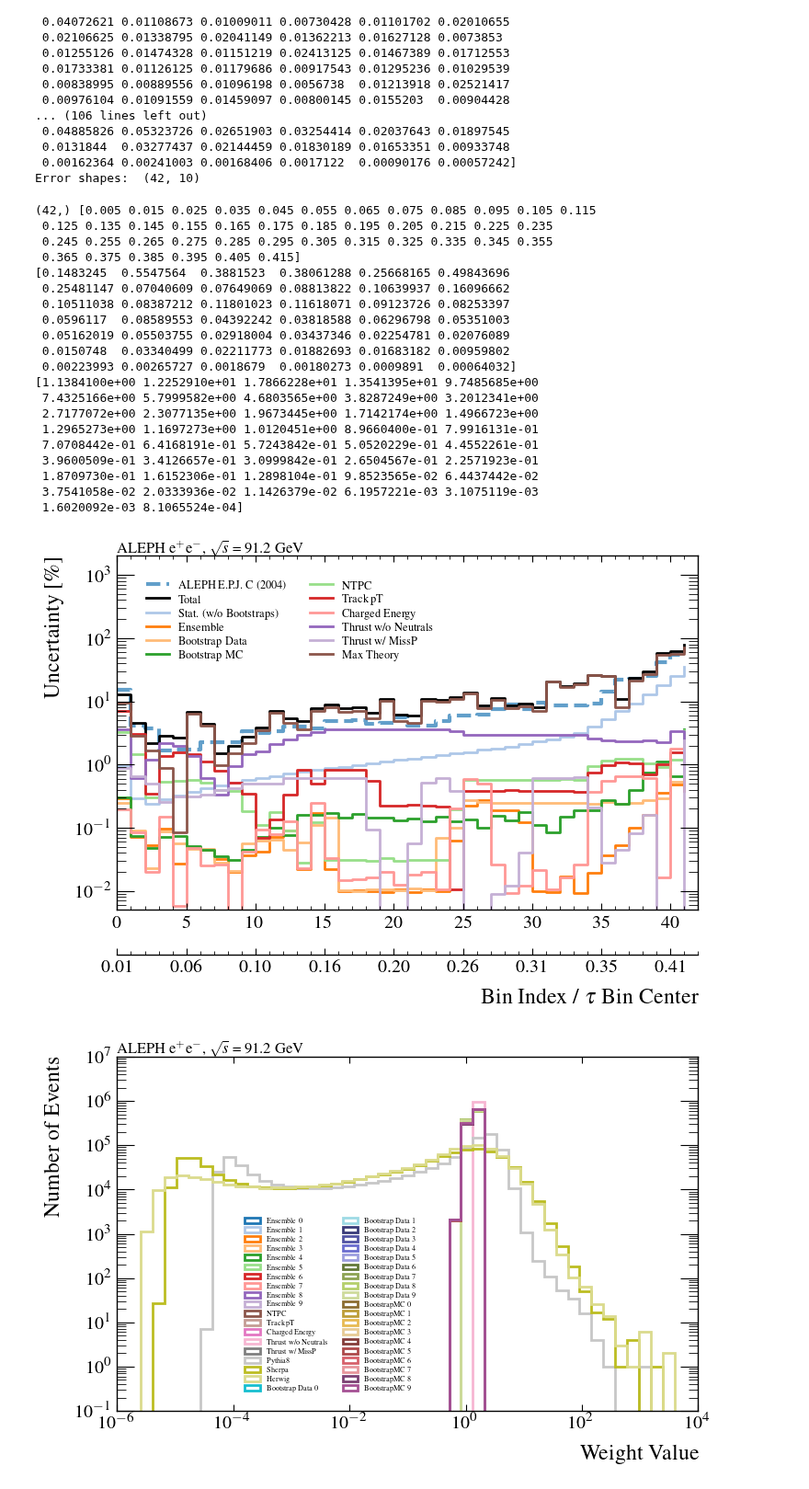
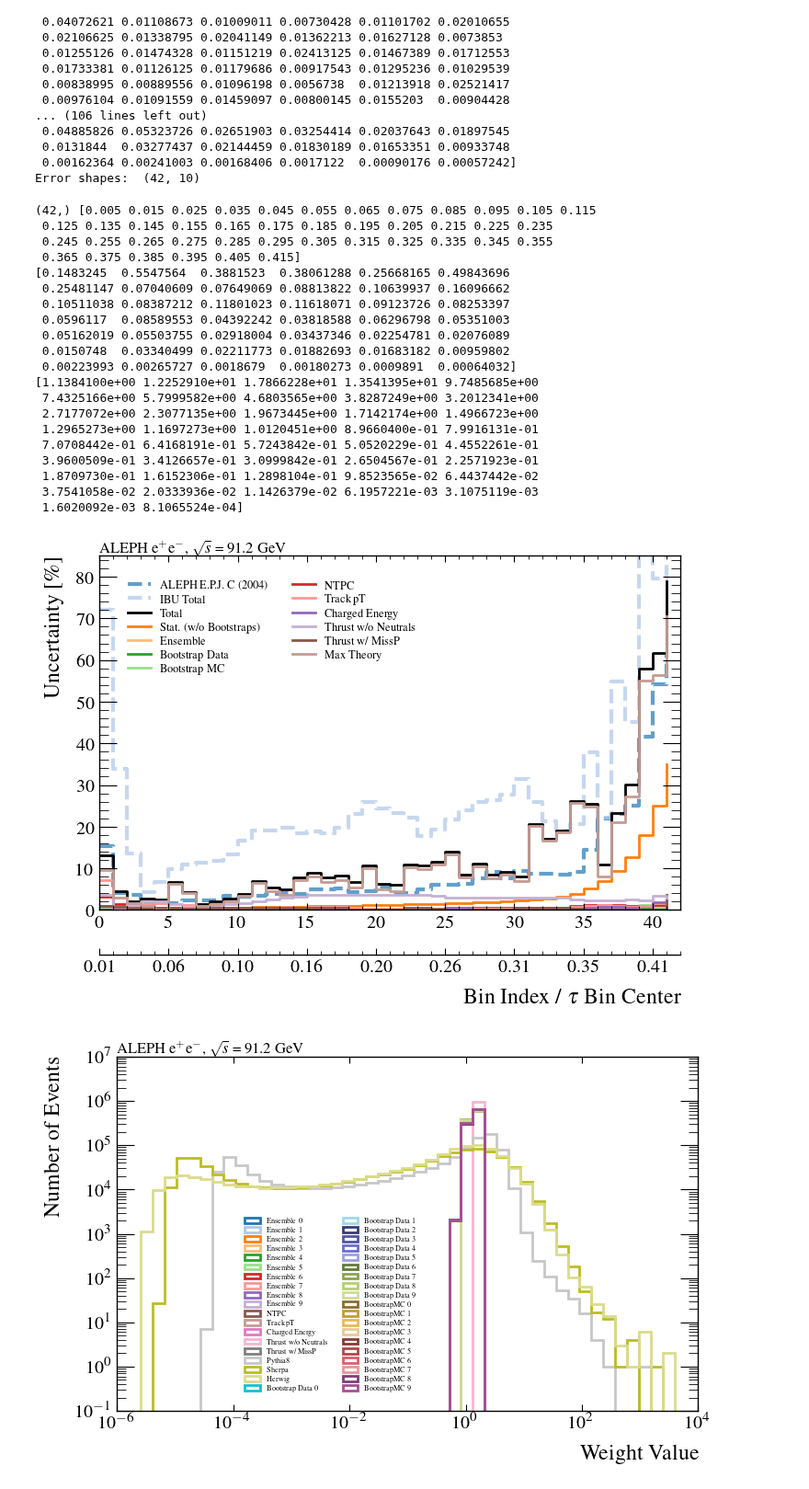
Before and after one commit to badeaa3/unfold-ee-logtau, a Jupyter notebook: Plotting/VisualizeResult.ipynb, the cells around one changed output. Shown at 92% size. Cells and saved outputs as stored; diff of their text form; code cells hidden in the pictures.

Commit message:
Full IBU implemented. The remoal of neutral particles experimental systematic is driving the uncertainty and behaving weirdly. Need to debug this

```diff
--- a/Plotting/VisualizeResult.ipynb
+++ b/Plotting/VisualizeResult.ipynb
@@ -82,6 +82,9 @@ THRUST,THRUST LOW,THRUST HIGH,(1/SIG)*D(SIG)/DTHRUST,stat +,stat -,sys_1 +,sys_1
  -1.08420217e-19 -5.42101086e-20]
 -6
 None
+# %%
+ibu_results = {}
+ibu_results["tau"] = np.load("/home/badea/e+e-/aleph/unfold-ee-logtau/ibu_results/training-be9fb5f7/ibu_results.npz")
 # %%
 # Load the data
 import json
@@ -597,6 +600,7 @@ plotTheoryOnly = False
 plotIndividual = True
 plotALEPH = True
 plotStatExpTheoryTotal = False
+plotIBU = True
 
 # key = "logtau"
 key = "tau"
@@ -625,6 +629,10 @@ if plotALEPH:
     else:
         ax.step(plotArange(conf[key]["aleph"]["x"]), conf[key]["aleph"]["yerr"] / conf[key]["aleph"]["y"] * 100, where='post', label="ALEPH E.P.J. C (2004)", color=next(color_cycle), linestyle="--", lw=3, alpha=0.7)
 
+if plotIBU:
+    if key in ibu_results.keys():
+        ax.step(plotArange(conf[key]["aleph"]["x"]), ibu_results["tau"]["total_uncert"] / ibu_results["tau"]["nominal"] * 100, where='post', label="IBU Total", color=next(color_cycle), linestyle="--", lw=3, alpha=0.7)
+
 if plotTotal:
     print(errors[key][pname]["total"])
     print(nominal[0])
@@ -648,7 +656,7 @@ if plotIndividual:
                 # continue
             else:
                 continue
-        ax.step(plotArange(bin_centers), individual[:, i]/nominal[0]*100 if divide else individual[:, i], where='post', label=label, color=color, ls=ls)
+        ax.step(plotArange(bin_centers), np.abs(individual[:, i])/nominal[0]*100 if divide else individual[:, i], where='post', label=label, color=color, ls=ls)
 
 if plotStatExpTheoryTotal:
     ax.step(plotArange(bin_centers), errors[key][pname]["total_stat"]/nominal[0]*100 if divide else errors[key][pname]["total"], where='post', label="Stat.", color=next(color_cycle))
@@ -684,41 +692,41 @@ secax.set_xlabel(
 ax.set_xlabel("")
 ax.set_ylabel(ylabel)
 if key == "tau":
-    # ax.set_ylim(0, 85)
-    ax.set_yscale("log")
-    ax.set_ylim(5*10**-3, 2*10**3)
+    ax.set_ylim(0, 85)
+    # ax.set_yscale("log")
+    # ax.set_ylim(5*10**-3, 2*10**3)
     ax.set_xlim(0, 42)
 elif key == "logtau":
     ax.set_ylim(0, 50)
 else:
     print("What key?")
 ax.text(0, 1, r"ALEPH e$^{+}$e$^{-}$, $\sqrt{s}$ = 91.2 GeV", transform=ax.transAxes, ha='left', va='bottom', fontsize=12)
 ax.legend(ncol=2, fontsize=15 if plotTheoryOnly else 9, bbox_to_anchor=(0.02, 0.98), loc="upper left")
 outName = f"{key}_unifold_uncertainty_TheoryComparison.pdf" if plotTheoryOnly else f"{key}_unifold_uncertainty.pdf"
 # plt.savefig(outName, bbox_inches='tight')
 plt.show()
 # %% [output]
 (42,) [0.005 0.015 0.025 0.035 0.045 0.055 0.065 0.075 0.085 0.095 0.105 0.115
  0.125 0.135 0.145 0.155 0.165 0.175 0.185 0.195 0.205 0.215 0.225 0.235
  0.245 0.255 0.265 0.275 0.285 0.295 0.305 0.315 0.325 0.335 0.345 0.355
  0.365 0.375 0.385 0.395 0.405 0.415]
 [0.1483245  0.5547564  0.3881523  0.38061288 0.25668165 0.49843696
  0.25481147 0.07040609 0.07649069 0.08813822 0.10639937 0.16096662
  0.10511038 0.08387212 0.11801023 0.11618071 0.09123726 0.08253397
  0.0596117  0.08589553 0.04392242 0.03818588 0.06296798 0.05351003
  0.05162019 0.05503755 0.02918004 0.03437346 0.02254781 0.02076089
  0.0150748  0.03340499 0.02211773 0.01882693 0.01683182 0.00959802
  0.00223993 0.00265727 0.0018679  0.00180273 0.0009891  0.00064032]
 [1.1384100e+00 1.2252910e+01 1.7866228e+01 1.3541395e+01 9.7485685e+00
  7.4325166e+00 5.7999582e+00 4.6803565e+00 3.8287249e+00 3.2012341e+00
  2.7177072e+00 2.3077135e+00 1.9673445e+00 1.7142174e+00 1.4966723e+00
  1.2965273e+00 1.1697273e+00 1.0120451e+00 8.9660400e-01 7.9916131e-01
  7.0708442e-01 6.4168191e-01 5.7243842e-01 5.0520229e-01 4.4552261e-01
  3.9600509e-01 3.4126657e-01 3.0999842e-01 2.6504567e-01 2.2571923e-01
  1.8709730e-01 1.6152306e-01 1.2898104e-01 9.8523565e-02 6.4437442e-02
  3.7541058e-02 2.0333936e-02 1.1426379e-02 6.1957221e-03 3.1075119e-03
  1.6020092e-03 8.1065524e-04]
-[figure, old version]
+[figure, new version]
 # %%
 # plot
 fig, ax = plt.subplots(figsize=(8, 5))
```
Also changed, not shown: parts of 2 cells of this notebook, 1 other file.
